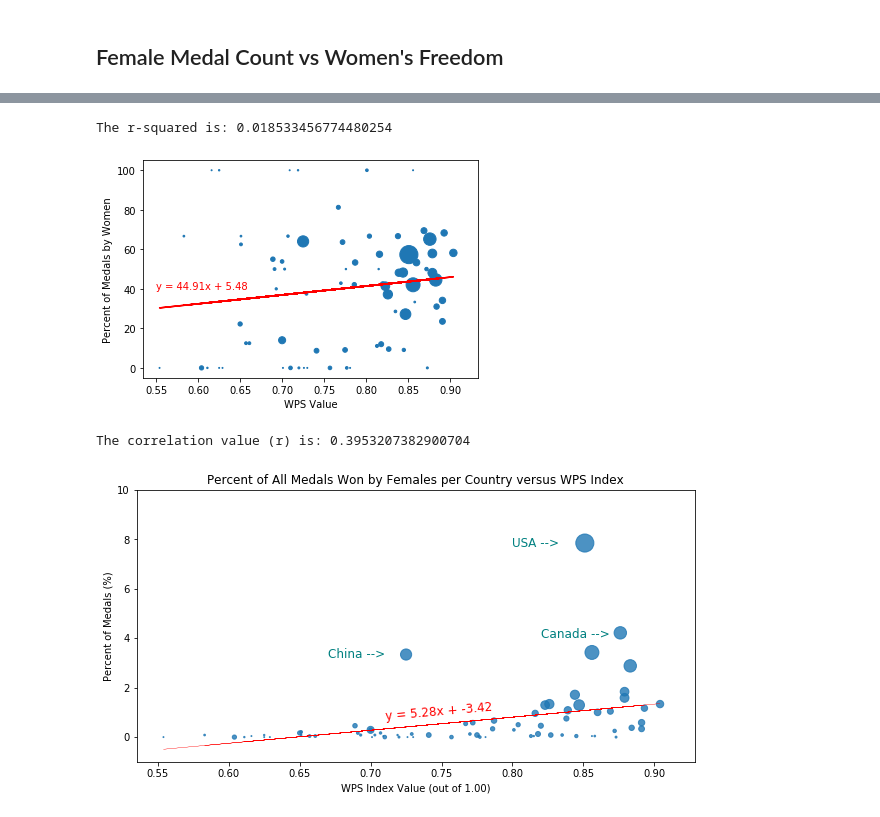
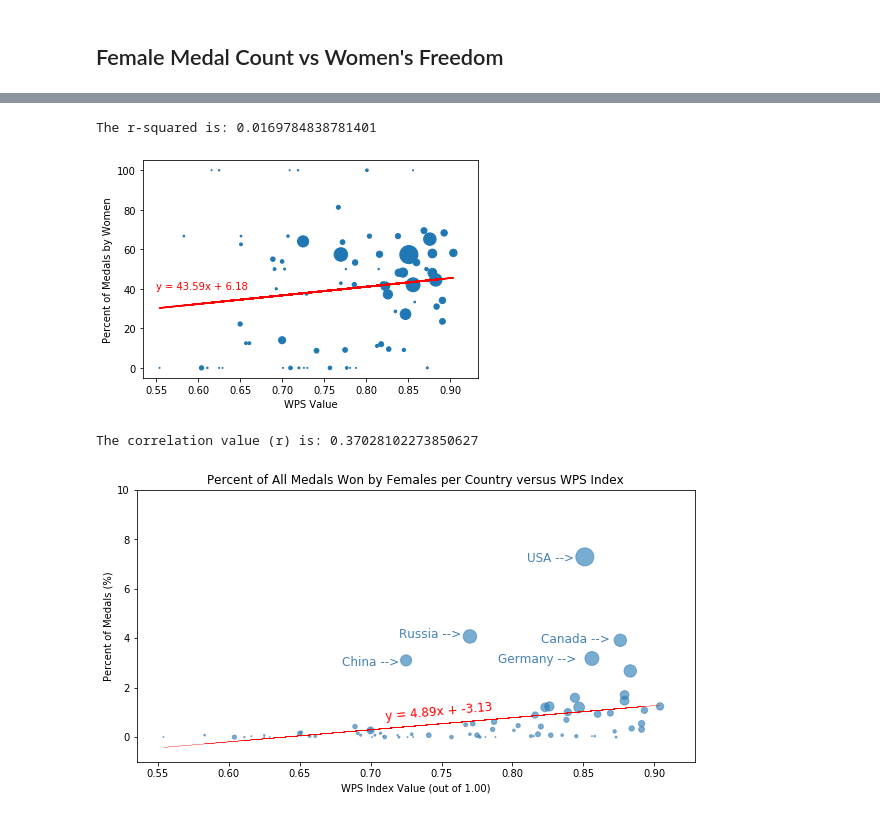
Before and after one commit to shashanksheth/project-dividebyzero, a Jupyter notebook: Warren_working.ipynb, the cells around one changed output, grey strips where cells are left out. Drawn from its saved outputs; the diff is of its cells as text; code cells hidden in the pictures.

```diff
--- a/Warren_working.ipynb
+++ b/Warren_working.ipynb
@@ -251,0 +260,4 @@ dtype: int64
+# %%
+medalled_recent_WPS_df = medalled_recent_WPS_df.dropna()
+
+medalled_recent_WPS_df.count() #2578
@@ -260,2 +287,7 @@ plt.show()
+# %%
+female_medalled_recent_WPS_df = medalled_recent_WPS_df.loc[
+    medalled_recent_WPS_df.Sex == 'F']
+male_medalled_recent_WPS_df = medalled_recent_WPS_df.loc[
+    medalled_recent_WPS_df.Sex == 'M']
 # %%
 plt.figure(0,(10,5))
@@ -325,0 +335,8 @@ gender_medalled_df.tail(15)
+# %%
+gender_medalled_df['Percent_Female'] = round(
+    100*gender_medalled_df.Medal_Females / (gender_medalled_df.Medal_Males + gender_medalled_df.Medal_Females),2)
+
+gender_medalled_df['Percent_Male'] = round(
+    100*gender_medalled_df.Medal_Males / (gender_medalled_df.Medal_Males + gender_medalled_df.Medal_Females),2)
+
+gender_medalled_df
@@ -344,8 +375,0 @@ gender_medalled_df
-# %%
-gender_medalled_df['Percent Male'] = round(
-    100*gender_medalled_df.ID_M / (gender_medalled_df.ID_M + gender_medalled_df.ID_F),2)
-
-gender_medalled_df['Percent Female'] = round(
-    100*gender_medalled_df.ID_F / (gender_medalled_df.ID_M + gender_medalled_df.ID_F),2)
-
-gender_medalled_df
@@ -366,9 +376,9 @@ gender_medalled_df
 # %%
-y_values = gender_medalled_df['Percent Female']
 x_values = gender_medalled_df['WPS Index value']
-z_values = gender_medalled_df['ID_M'] + gender_medalled_df['ID_F']
+y_values = gender_medalled_df['Percent_Female']
+z_values = gender_medalled_df['Medal_Total']
 
-(slope, intercept, rvalue, pvalue, stderr) = linregress(x_values, y_values)
+(slope, intercept, rvalue, pvalue, stderr) = stats.linregress(x_values, y_values)
 regress_values = x_values * slope + intercept
 line_eq = "y = " + str(round(slope,2)) + "x + " + str(round(intercept,2))
 
@@ -380,31 +390,34 @@ plt.xlabel('WPS Value')
 print(f"The r-squared is: {rvalue**2}")
 plt.show()
 # %% [output]
-The r-squared is: 0.018533456774480254
+The r-squared is: 0.0169784838781401
-[figure, old version]
+[figure, new version]
 # %%
-y_values = gender_medalled_df['Percent Female']*(
-    (gender_medalled_df.ID_M + gender_medalled_df.ID_F)/(gender_medalled_df.ID_M.sum() + gender_medalled_df.ID_F.sum()))
 x_values = gender_medalled_df['WPS Index value']
-z_values = gender_medalled_df['ID_M'] + gender_medalled_df['ID_F']
+y_values = gender_medalled_df['Percent_Female']*(
+    (gender_medalled_df.Medal_Males + gender_medalled_df.Medal_Females)
+    /(gender_medalled_df.Medal_Males.sum() + gender_medalled_df.Medal_Females.sum()))
+z_values = gender_medalled_df['Medal_Total']
 
-(slope, intercept, rvalue, pvalue, stderr) = linregress(x_values, y_values)
+(slope, intercept, rvalue, pvalue, stderr) = stats.linregress(x_values, y_values)
 regress_values = x_values * slope + intercept
 line_eq = "y = " + str(round(slope,2)) + "x + " + str(round(intercept,2))
 
 plt.figure(0,(10,5))
-plt.scatter(x_values, y_values, s=z_values,alpha=.8)
+plt.scatter(x_values, y_values, s=z_values, edgecolor='steelblue', alpha=.6)
 plt.plot(x_values,regress_values,"r-",lw=.2)
 plt.annotate(line_eq,(.71,.7),fontsize=12,color="red", rotation=5)
-plt.annotate('USA -->',(.80,7.7),fontsize=12,color="teal")
-plt.annotate('Canada -->',(.82,4.0),fontsize=12,color="teal")
-plt.annotate('China -->',(.67,3.2),fontsize=12,color="teal")
+plt.annotate('USA -->',(.81,7.1),fontsize=12,color="steelblue")
+plt.annotate('Russia -->',(.72,4.0),fontsize=12,color="steelblue")
+plt.annotate('Canada -->',(.82,3.8),fontsize=12,color="steelblue")
+plt.annotate('Germany -->',(.79,3.0),fontsize=12,color="steelblue")
+plt.annotate('China -->',(.68,2.9),fontsize=12,color="steelblue")
 plt.title('Percent of All Medals Won by Females per Country versus WPS Index')
 plt.xlabel('WPS Index Value (out of 1.00)')
 plt.ylabel('Percent of Medals (%)')
 plt.ylim(-1,10)
 print(f"The correlation value (r) is: {rvalue}")
 plt.show()
 # %% [output]
-The correlation value (r) is: 0.3953207382900704
+The correlation value (r) is: 0.37028102273850627
-[figure, old version]
+[figure, new version]
```
Also changed, not shown: parts of 50 cells of this notebook, 6 other files.
